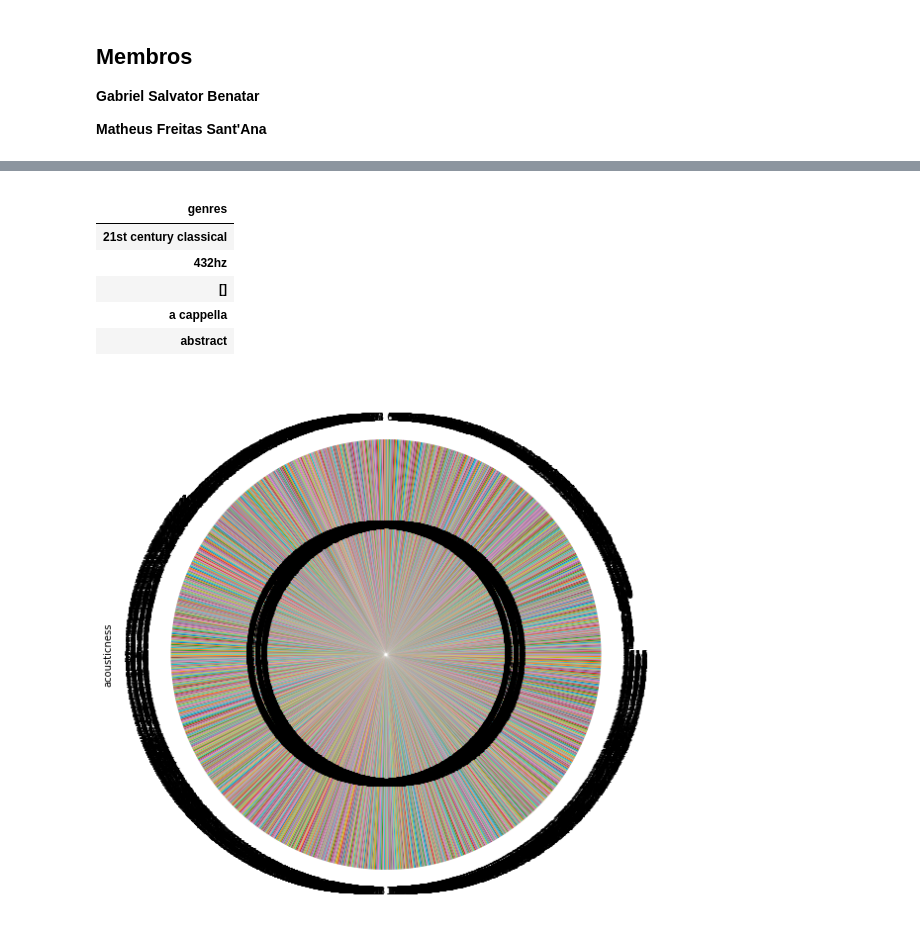
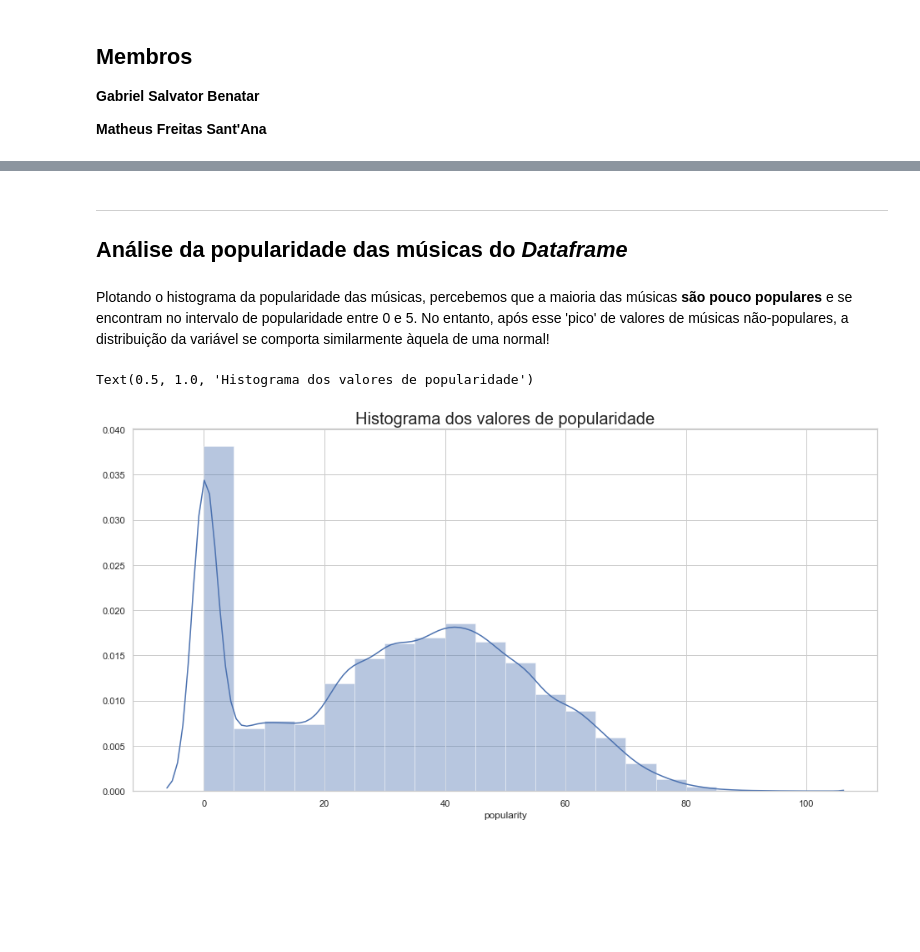
Before and after one commit to MatFreitas/P2-Cdados, a Jupyter notebook: P2.ipynb, the cells around one changed output, grey strips where cells are left out. Drawn from its saved outputs; the diff is of its cells as text; code cells hidden in the pictures; blank space fills up the shorter version.

```diff
--- a/P2.ipynb
+++ b/P2.ipynb
@@ -44,20 +90,13 @@ df_genre.head()
-# %%
-df_genre_col = df_genre.loc[:,['genres']]
-df_genre_col = df_genre_col.set_index('genres')
-df_genre_col.head()
-# %% [output]
-|  |
-| genres |
-| 21st century classical |
-| 432hz |
-| [] |
-| a cappella |
-| abstract |
-# %%
-maestro = []
-for i in df_artist['genres']:
-    for j in df_artist['genres'][i]:
-        if j == 'classical':
-            maestro.append(df_artist['artist'][i])
-# %% [output]
-[figure, removed]
+# %% [markdown]
+___
+## **Análise da popularidade das músicas do _Dataframe_**
+# %% [markdown]
+
+Plotando o histograma da popularidade das músicas, percebemos que a maioria das músicas **são pouco populares** e se encontram no intervalo de  popularidade entre 0 e 5. No entanto, após esse 'pico' de valores de músicas não-populares, a distribuição da variável se comporta similarmente àquela de uma normal!
+# %%
+plt.figure(figsize=(16, 8))
+sns.distplot(df.popularity,bins=20)
+plt.title('Histograma dos valores de popularidade', fontsize=20, ha='center')
+# %% [output]
+Text(0.5, 1.0, 'Histograma dos valores de popularidade')
+[figure, added]
```
Also changed, not shown: parts of 26 cells of this notebook, 1 other file.
